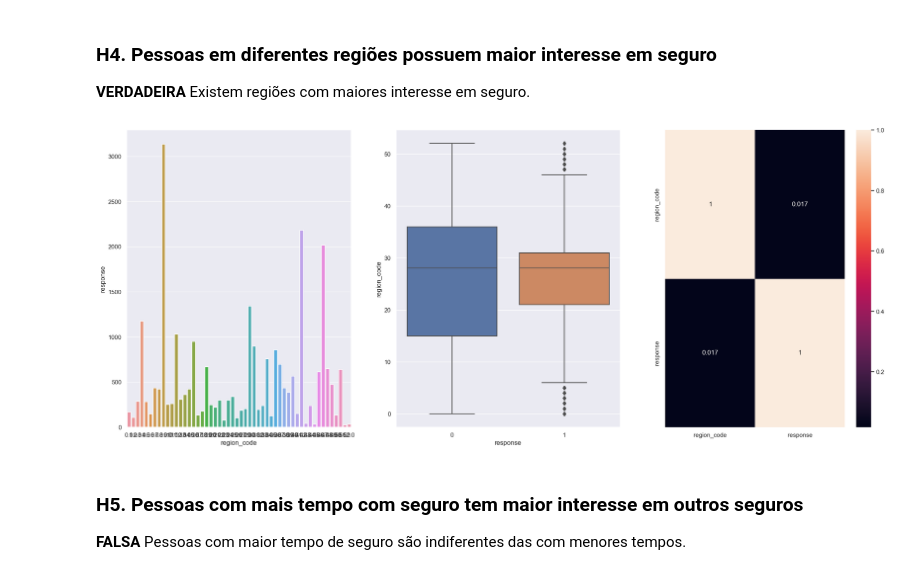
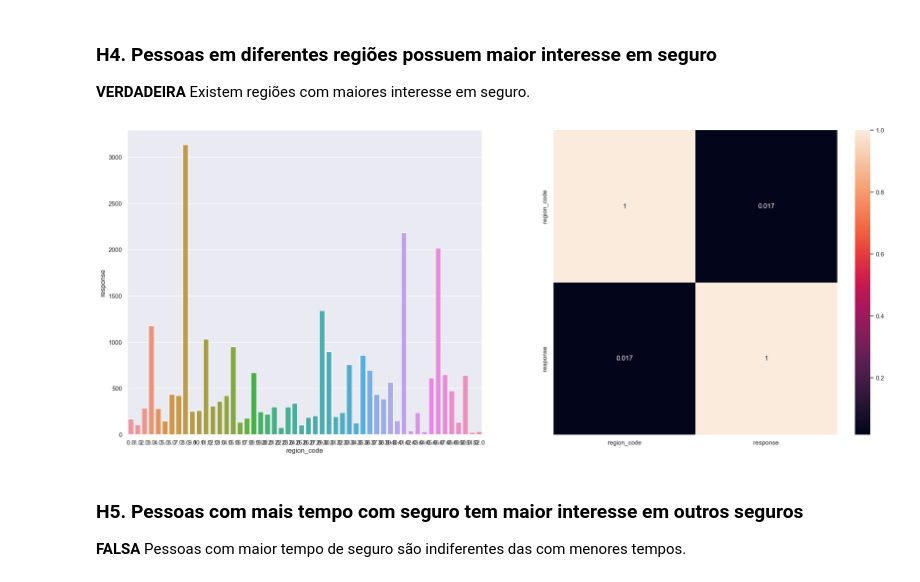
Before and after one commit to SamuelOliveirads/Health_Insurance_Cross_Sell, a Jupyter notebook: notebooks/v1-m10.0-hics-deploy-model.ipynb, the cells around one changed output. Drawn from its saved outputs; the diff is of its cells as text; code cells hidden in the pictures.

```diff
--- a/notebooks/v1-m10.0-hics-deploy-model.ipynb
+++ b/notebooks/v1-m10.0-hics-deploy-model.ipynb
@@ -638,19 +638,16 @@ sns.heatmap(aux1.corr(method='pearson'), annot=True);
 ### H4. Pessoas em diferentes regiões possuem maior interesse em seguro
 **VERDADEIRA** Existem regiões com maiores interesse em seguro.
 # %%
-plt.subplot(1, 3, 1)
+plt.subplot(1, 2, 1)
 aux1 = df4[['region_code', 'response']].groupby('region_code').sum().reset_index()
 aux2 = aux1[aux1['response'] < 4000]
 
 sns.barplot(x='region_code', y='response', data=aux2)
 
-plt.subplot(1, 3, 2)
-sns.boxplot(x='response', y='region_code', data=df4)
-
-plt.subplot(1, 3, 3)
+plt.subplot(1, 2, 2)
 sns.heatmap(aux1.corr(method='pearson'), annot=True);
 # %% [output]
-[figure, old version]
+[figure, new version]
 # %% [markdown]
 
 ### H5. Pessoas com mais tempo com seguro tem maior interesse em outros seguros
```
Also changed, not shown: parts of 25 cells of this notebook, 11 other files.
